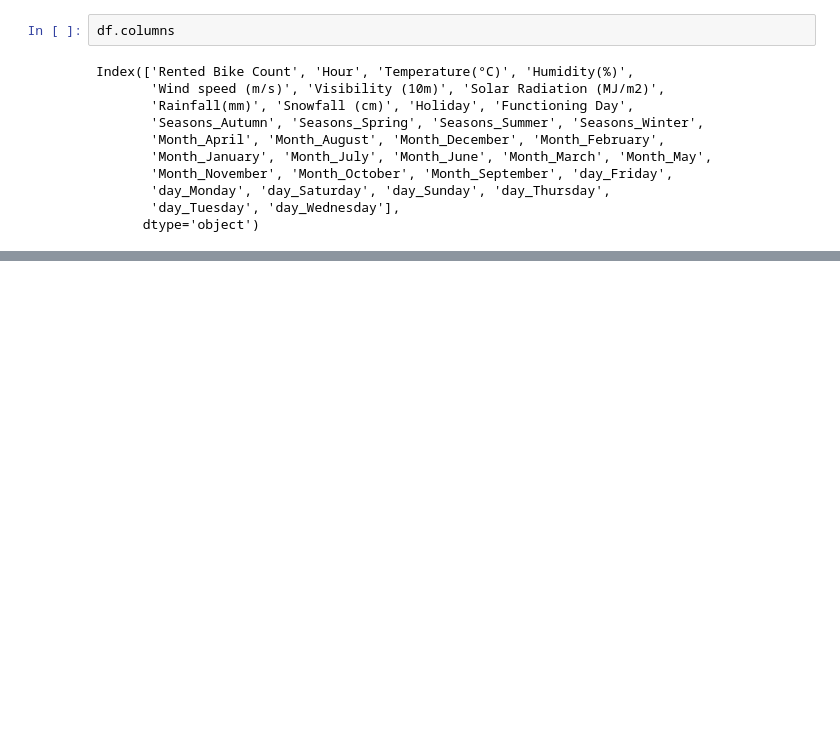
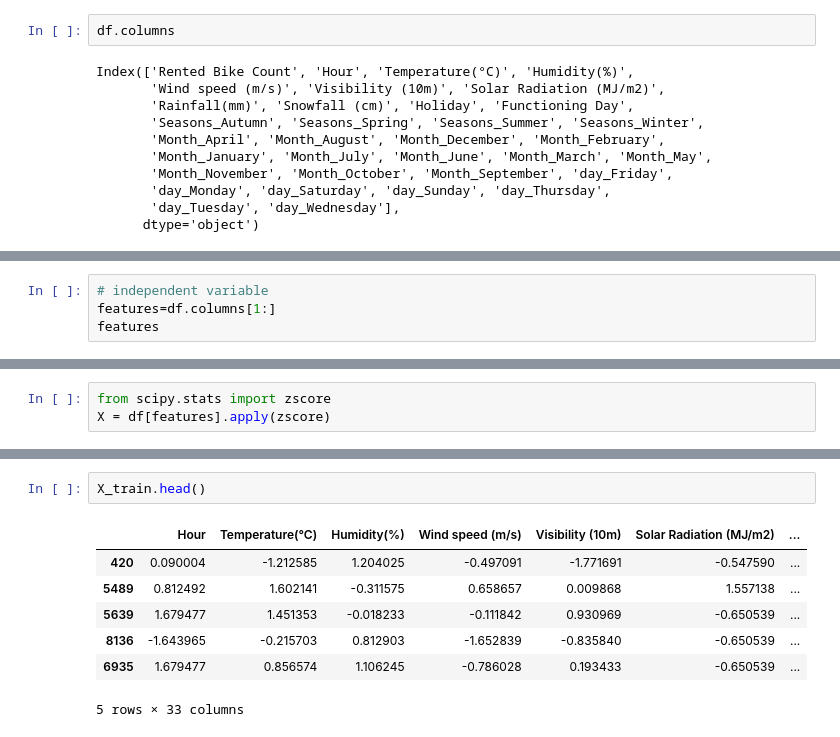
Before and after one commit to aloksingh43/Bike_sharing_demand_prediction, a Jupyter notebook: Bike_sharing_demand_prediction.ipynb, the cells around one changed output, grey strips where cells are left out. Saved outputs shown, nothing was run; the diff lists cells and outputs as text; blank space fills up the shorter version.

```diff
--- a/Bike_sharing_demand_prediction.ipynb
+++ b/Bike_sharing_demand_prediction.ipynb
@@ -525,0 +526,4 @@ len(df.columns)
+# %%
+# independent variable
+features=df.columns[1:]
+features
@@ -525,0 +545,3 @@ len(df.columns)
+# %%
+from scipy.stats import zscore
+X = df[features].apply(zscore)
@@ -525,0 +558,10 @@ len(df.columns)
+# %%
+X_train.head()
+# %% [output]
+|  | Hour | Temperature(°C) | Humidity(%) | Wind speed (m/s) | Visibility (10m) | Solar Radiation (MJ/m2) | ... |
+| 420 | 0.090004 | -1.212585 | 1.204025 | -0.497091 | -1.771691 | -0.547590 | ... |
+| 5489 | 0.812492 | 1.602141 | -0.311575 | 0.658657 | 0.009868 | 1.557138 | ... |
+| 5639 | 1.679477 | 1.451353 | -0.018233 | -0.111842 | 0.930969 | -0.650539 | ... |
+| 8136 | -1.643965 | -0.215703 | 0.812903 | -1.652839 | -0.835840 | -0.650539 | ... |
+| 6935 | 1.679477 | 0.856574 | 1.106245 | -0.786028 | 0.193433 | -0.650539 | ... |
+5 rows × 33 columns
```
Also changed, not shown: parts of 20 cells of this notebook.
